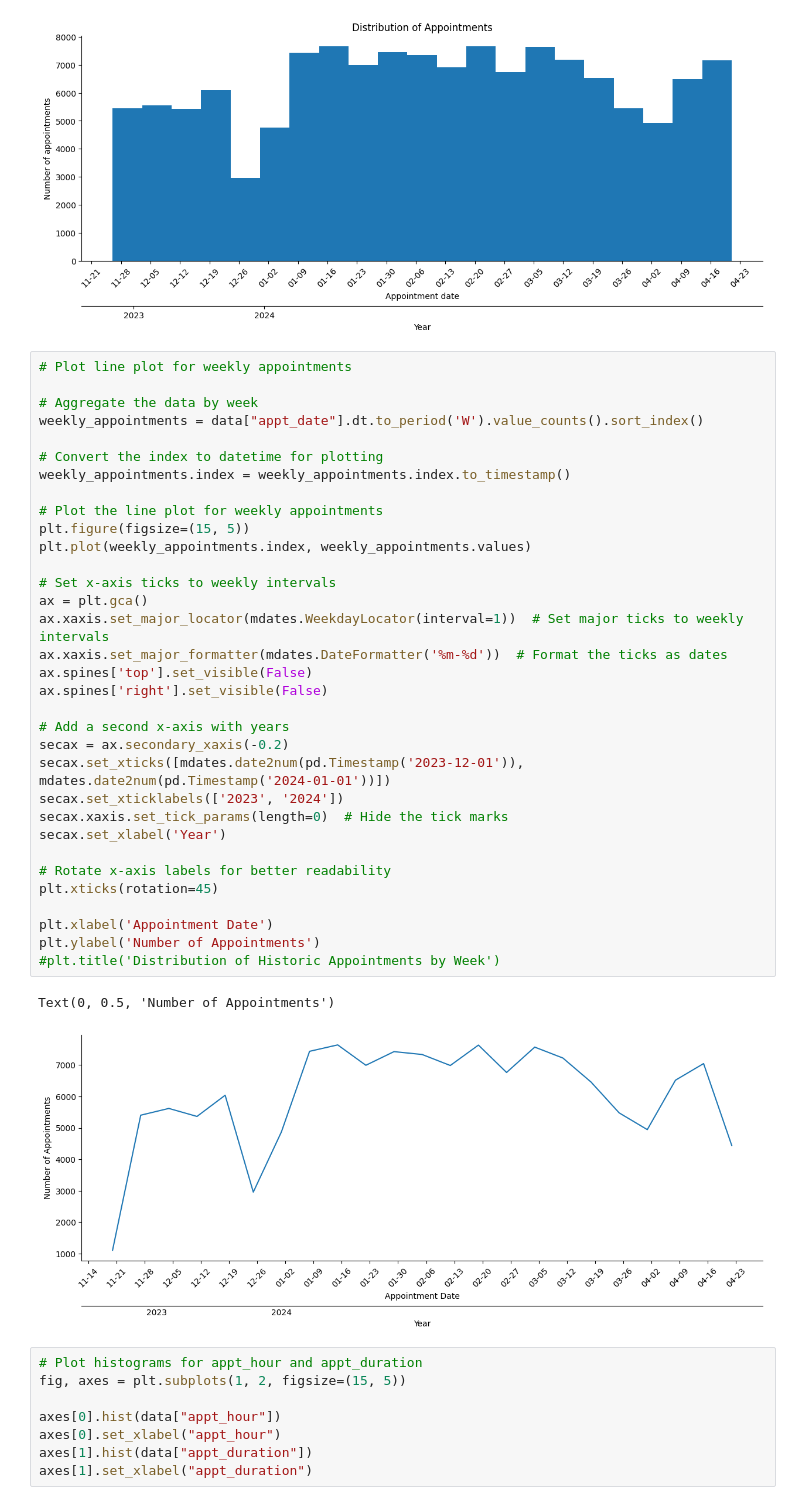
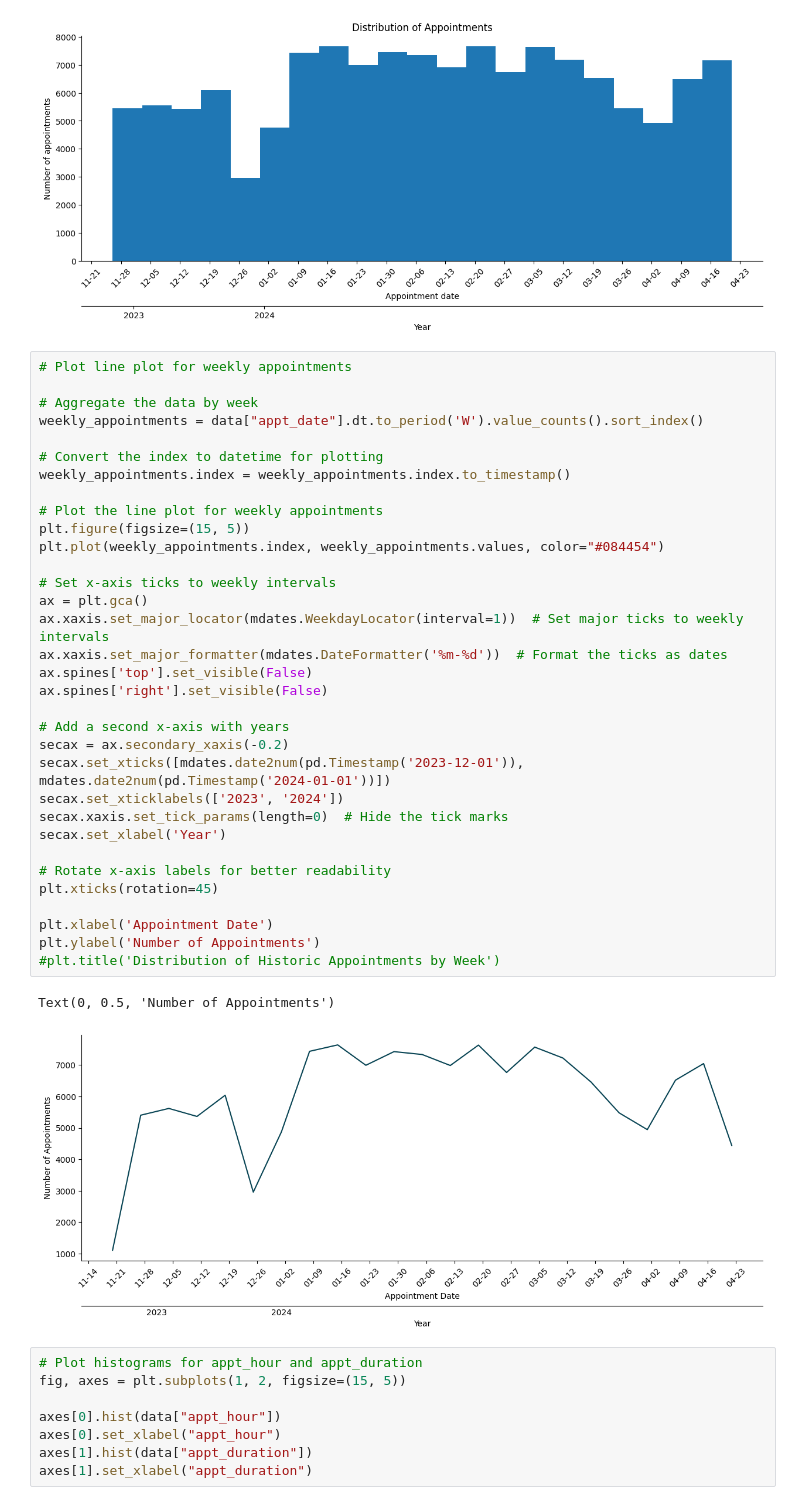
Before and after one commit to hallucinojenlee/hds_dna, a Jupyter notebook: scripts/plots_historic_appts.ipynb, the cells around one changed output. Drawn from its saved outputs; the diff is of its cells as text.

```diff
--- a/scripts/plots_historic_appts.ipynb
+++ b/scripts/plots_historic_appts.ipynb
@@ -297,35 +297,35 @@ Name: appt_date, dtype: object
 weekly_appointments = data["appt_date"].dt.to_period('W').value_counts().sort_index()
 
 # Convert the index to datetime for plotting
 weekly_appointments.index = weekly_appointments.index.to_timestamp()
 
 # Plot the line plot for weekly appointments
 plt.figure(figsize=(15, 5))
-plt.plot(weekly_appointments.index, weekly_appointments.values)
+plt.plot(weekly_appointments.index, weekly_appointments.values, color="#084454")
 
 # Set x-axis ticks to weekly intervals
 ax = plt.gca()
 ax.xaxis.set_major_locator(mdates.WeekdayLocator(interval=1))  # Set major ticks to weekly intervals
 ax.xaxis.set_major_formatter(mdates.DateFormatter('%m-%d'))  # Format the ticks as dates
 ax.spines['top'].set_visible(False)
 ax.spines['right'].set_visible(False)
 
 # Add a second x-axis with years
 secax = ax.secondary_xaxis(-0.2)
 secax.set_xticks([mdates.date2num(pd.Timestamp('2023-12-01')), mdates.date2num(pd.Timestamp('2024-01-01'))])
 secax.set_xticklabels(['2023', '2024'])
 secax.xaxis.set_tick_params(length=0)  # Hide the tick marks
 secax.set_xlabel('Year')
 
 # Rotate x-axis labels for better readability
 plt.xticks(rotation=45)
 
 plt.xlabel('Appointment Date')
 plt.ylabel('Number of Appointments')
 #plt.title('Distribution of Historic Appointments by Week')
 # %% [output]
 Text(0, 0.5, 'Number of Appointments')
-[figure, old version]
+[figure, new version]
 # %%
 # Plot histograms for appt_hour and appt_duration
 fig, axes = plt.subplots(1, 2, figsize=(15, 5))
```
Also changed, not shown: parts of 1 cell of this notebook.
